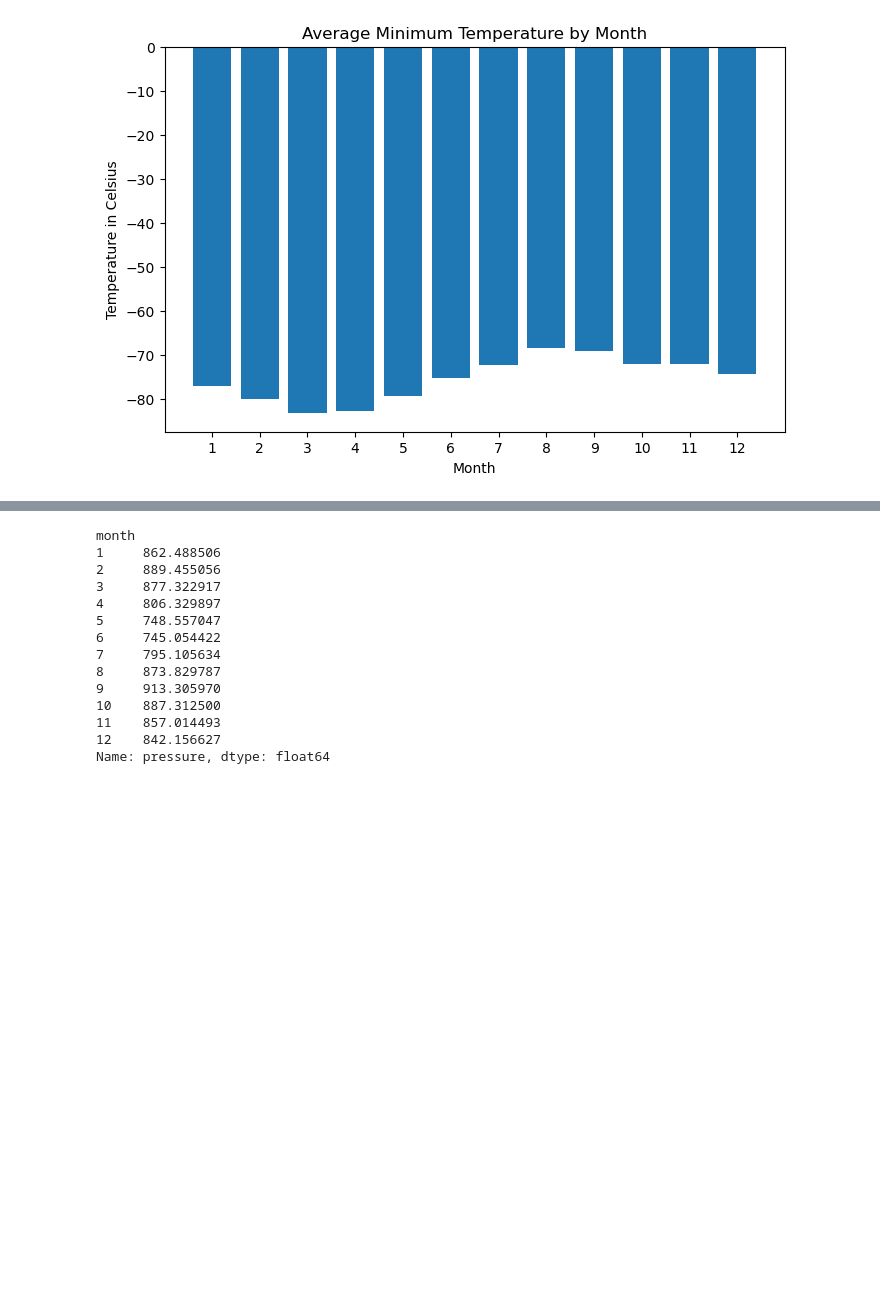
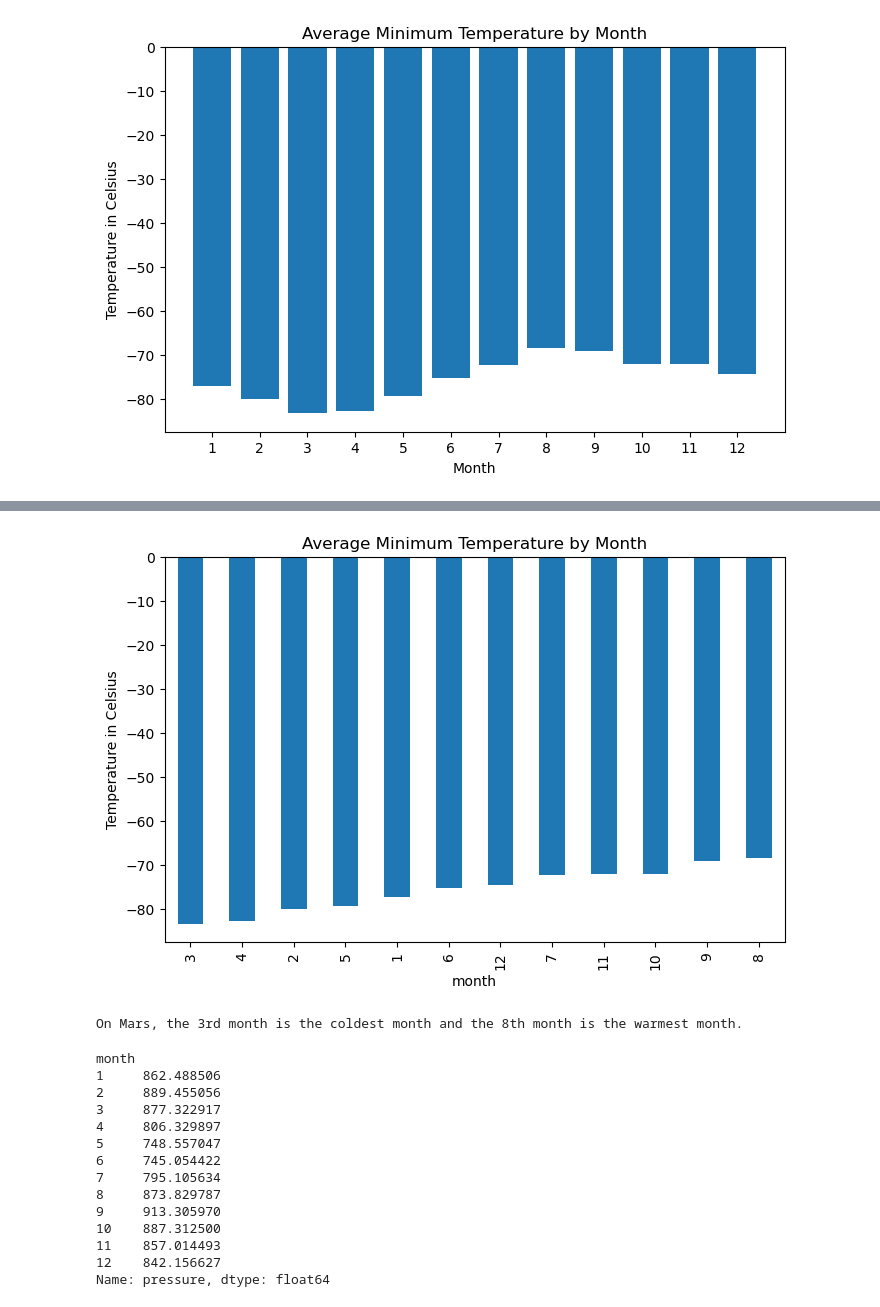
Before and after one commit to FloBeep/webscraping-challenge, a Jupyter notebook: part_2_mars_weather.ipynb, the cells around one changed output, grey strips where cells are left out. Drawn from its saved outputs; the diff is of its cells as text; code cells hidden in the pictures; blank space fills up the shorter version.

```diff
--- a/part_2_mars_weather.ipynb
+++ b/part_2_mars_weather.ipynb
@@ -190,2 +186,16 @@ plt.show()
+# %%
+# Identify the coldest and hottest months in Curiosity's location by sorting the previous graph
+min_temp = mars_temp_df.groupby(["month"])["min_temp"].mean()
+min_temp = min_temp.sort_values(ascending=True)
+min_temp.plot(kind="bar", figsize=[8,5])
+plt.title("Average Minimum Temperature by Month")
+plt.xlabel("month")
+plt.ylabel("Temperature in Celsius")
+plt.show()
+
+print('On Mars, the 3rd month is the coldest month and the 8th month is the warmest month. ')
+# %% [output]
+[figure, added]
+On Mars, the 3rd month is the coldest month and the 8th month is the warmest month.
 # %%
 # 4. What is the average pressure by month?
```
Also changed, not shown: parts of 14 cells of this notebook, 1 other file.
